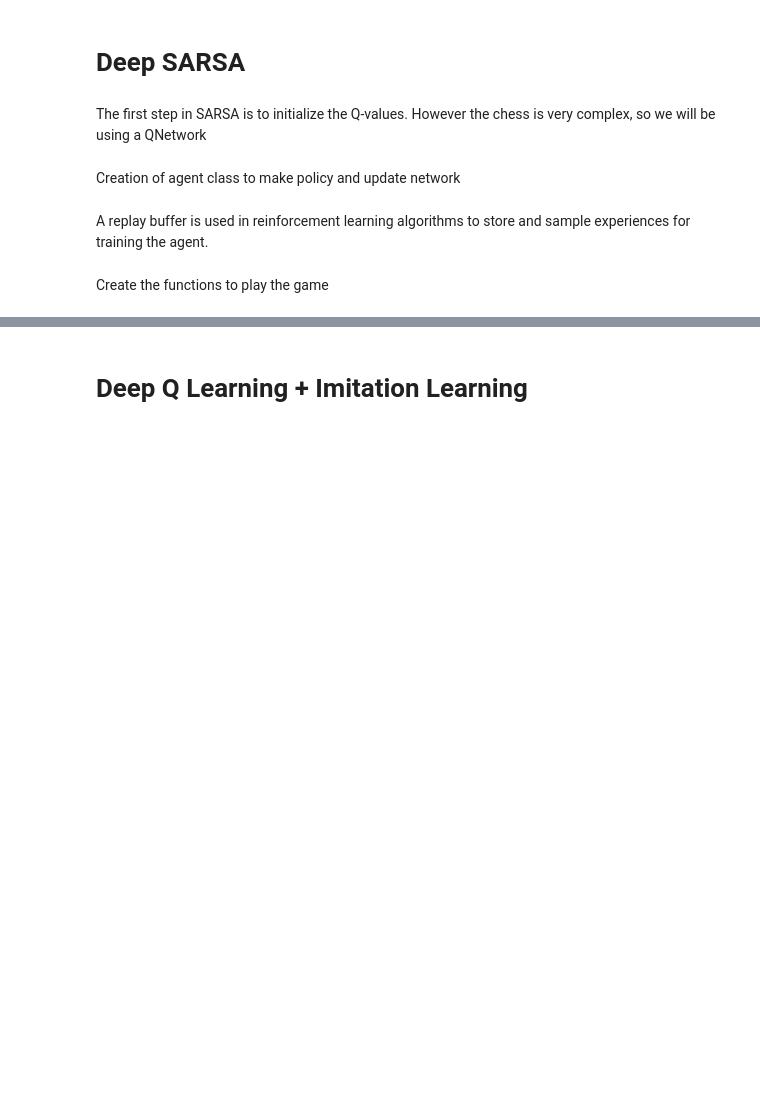
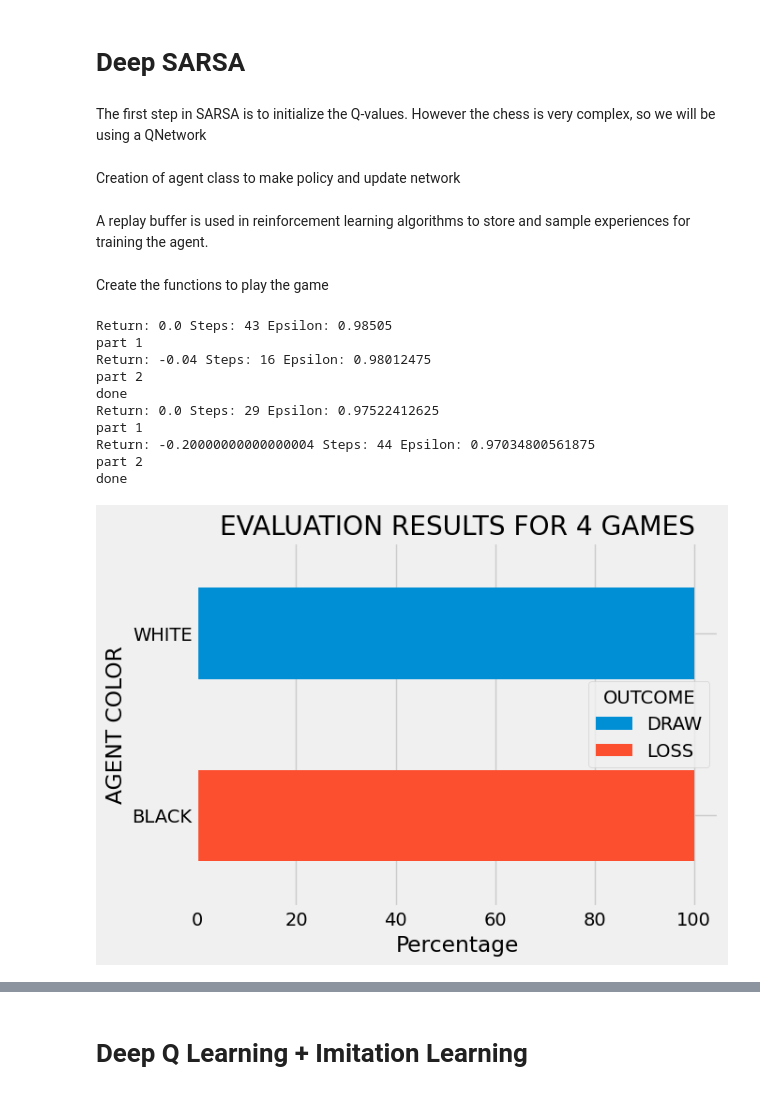
Before and after one commit to inesleonidasrocha/ChessRL23, a Jupyter notebook: RL PROJECT - Copy.ipynb, the cells around one changed output, grey strips where cells are left out. Drawn from its saved outputs; the diff is of its cells as text; code cells hidden in the pictures; blank space fills up the shorter version.

```diff
--- a/RL PROJECT - Copy.ipynb
+++ b/RL PROJECT - Copy.ipynb
@@ -658,7 +673,7 @@ def generate_WHITE_SARSA(Stockfish_path, agent, epsilon):
             stockfish.make_moves_from_current_position([decoded_action])
 
             #perform the selected action and store the next state information:
-            next_state, reward, done, info = env.step(action)º
+            next_state, reward, done, info = env.step(action)
 
             #if the next state is not the terminal one
             if not done:
@@ -868,8 +883,20 @@ def AGENT_EVALUATION(Stockfish_path, n_evaluations=100, epsilon = 0.99):
     return df, WHITE_agent, BLACK_agent
 # %%
 #number of episodes
-num_episodes = 200 #1000
+num_episodes = 2 #200 #1000
 df, WHITE_agent, BLACK_Agent= AGENT_EVALUATION(Stockfish_path, n_evaluations=num_episodes)
+# %% [output]
+Return: 0.0 Steps: 43 Epsilon: 0.98505
+part 1
+Return: -0.04 Steps: 16 Epsilon: 0.98012475
+part 2
+done
+Return: 0.0 Steps: 29 Epsilon: 0.97522412625
+part 1
+Return: -0.20000000000000004 Steps: 44 Epsilon: 0.97034800561875
+part 2
+done
+[figure, added]
 # %%
 df.to_csv("./evaluation_data/deepsarsa.csv")
 df.head(5)
```
Also changed, not shown: parts of 11 cells of this notebook, 2 other files.
